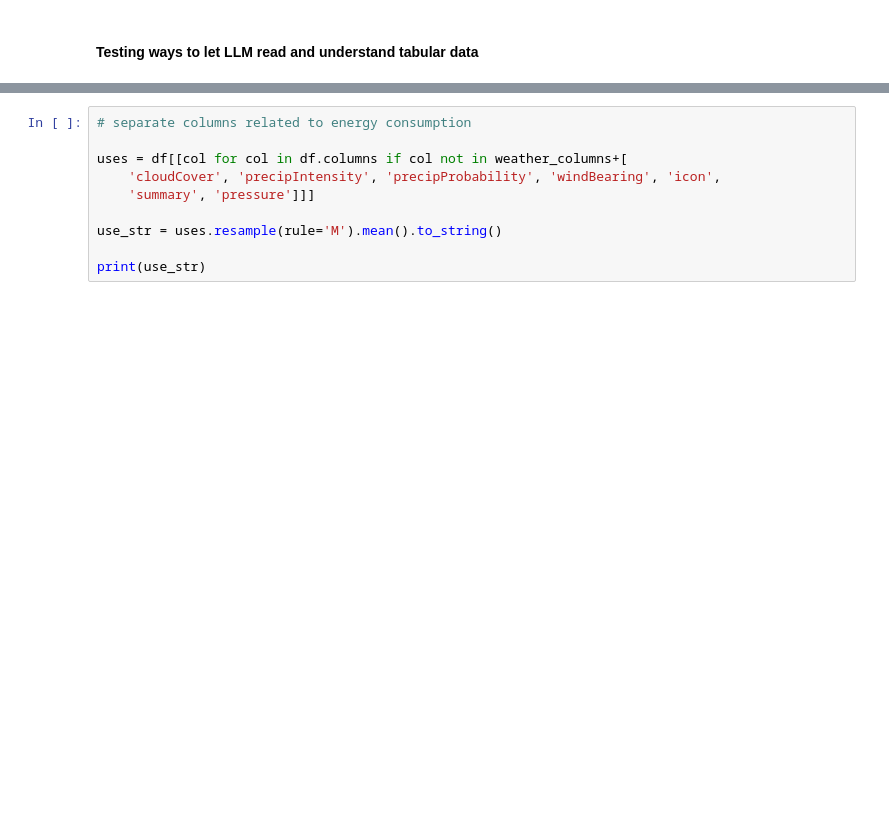
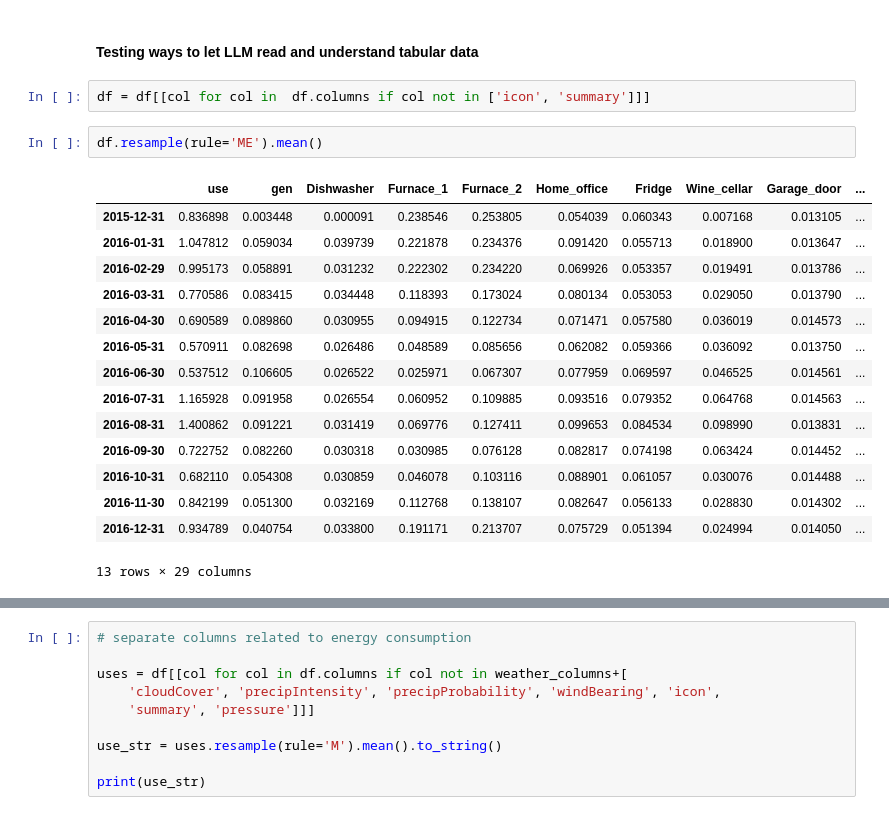
Before and after one commit to pndang/digital-bouncers, a Jupyter notebook: explore.ipynb, the cells around one changed output, grey strips where cells are left out. Drawn from its saved outputs; the diff is of its cells as text; blank space fills up the shorter version.

```diff
--- a/explore.ipynb
+++ b/explore.ipynb
@@ -162,3 +168,23 @@ weather = sns.lineplot(data=weather_per_month, dashes=False);
 1. <i>(unpreferred but is an option)</i> Predict Future Consumption : Predicting future energy consumption and generation by utilizing weather information and optimizing energy supply.
 # %% [markdown]
 #### Testing ways to let LLM read and understand tabular data
+# %%
+df = df[[col for col in  df.columns if col not in ['icon', 'summary']]]
+# %%
+df.resample(rule='ME').mean()
+# %% [output]
+|  | use | gen | Dishwasher | Furnace_1 | Furnace_2 | Home_office | Fridge | Wine_cellar | Garage_door | ... |
+| 2015-12-31 | 0.836898 | 0.003448 | 0.000091 | 0.238546 | 0.253805 | 0.054039 | 0.060343 | 0.007168 | 0.013105 | ... |
+| 2016-01-31 | 1.047812 | 0.059034 | 0.039739 | 0.221878 | 0.234376 | 0.091420 | 0.055713 | 0.018900 | 0.013647 | ... |
+| 2016-02-29 | 0.995173 | 0.058891 | 0.031232 | 0.222302 | 0.234220 | 0.069926 | 0.053357 | 0.019491 | 0.013786 | ... |
+| 2016-03-31 | 0.770586 | 0.083415 | 0.034448 | 0.118393 | 0.173024 | 0.080134 | 0.053053 | 0.029050 | 0.013790 | ... |
+| 2016-04-30 | 0.690589 | 0.089860 | 0.030955 | 0.094915 | 0.122734 | 0.071471 | 0.057580 | 0.036019 | 0.014573 | ... |
+| 2016-05-31 | 0.570911 | 0.082698 | 0.026486 | 0.048589 | 0.085656 | 0.062082 | 0.059366 | 0.036092 | 0.013750 | ... |
+| 2016-06-30 | 0.537512 | 0.106605 | 0.026522 | 0.025971 | 0.067307 | 0.077959 | 0.069597 | 0.046525 | 0.014561 | ... |
+| 2016-07-31 | 1.165928 | 0.091958 | 0.026554 | 0.060952 | 0.109885 | 0.093516 | 0.079352 | 0.064768 | 0.014563 | ... |
+| 2016-08-31 | 1.400862 | 0.091221 | 0.031419 | 0.069776 | 0.127411 | 0.099653 | 0.084534 | 0.098990 | 0.013831 | ... |
+| 2016-09-30 | 0.722752 | 0.082260 | 0.030318 | 0.030985 | 0.076128 | 0.082817 | 0.074198 | 0.063424 | 0.014452 | ... |
+| 2016-10-31 | 0.682110 | 0.054308 | 0.030859 | 0.046078 | 0.103116 | 0.088901 | 0.061057 | 0.030076 | 0.014488 | ... |
+| 2016-11-30 | 0.842199 | 0.051300 | 0.032169 | 0.112768 | 0.138107 | 0.082647 | 0.056133 | 0.028830 | 0.014302 | ... |
+| 2016-12-31 | 0.934789 | 0.040754 | 0.033800 | 0.191171 | 0.213707 | 0.075729 | 0.051394 | 0.024994 | 0.014050 | ... |
+13 rows × 29 columns
```
Also changed, not shown: parts of 23 cells of this notebook.
